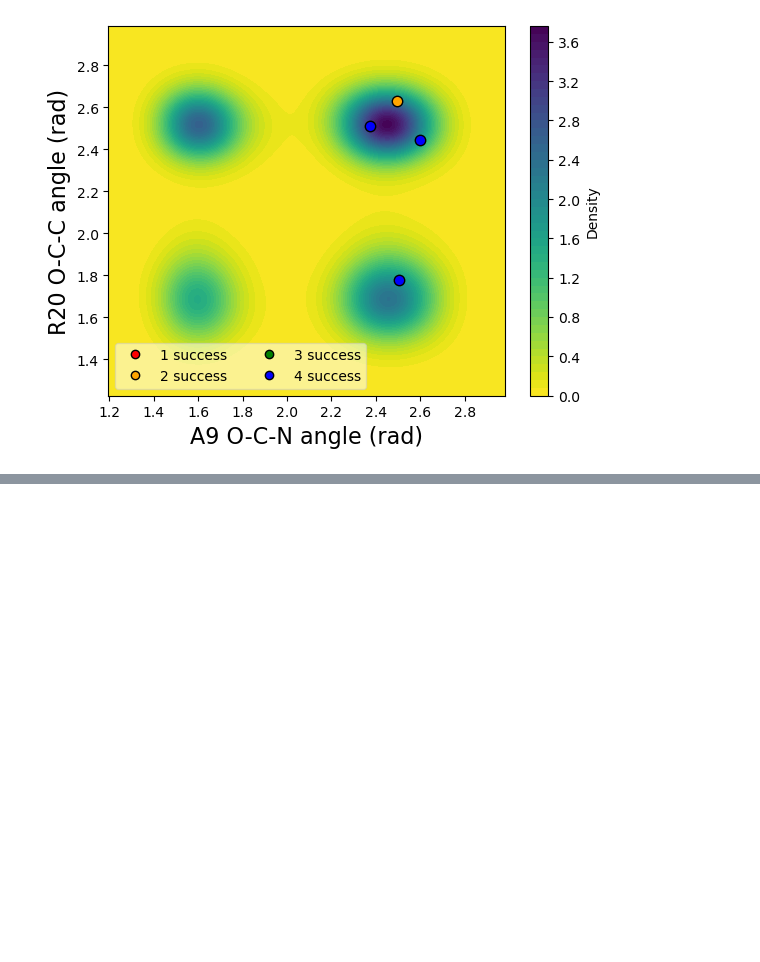
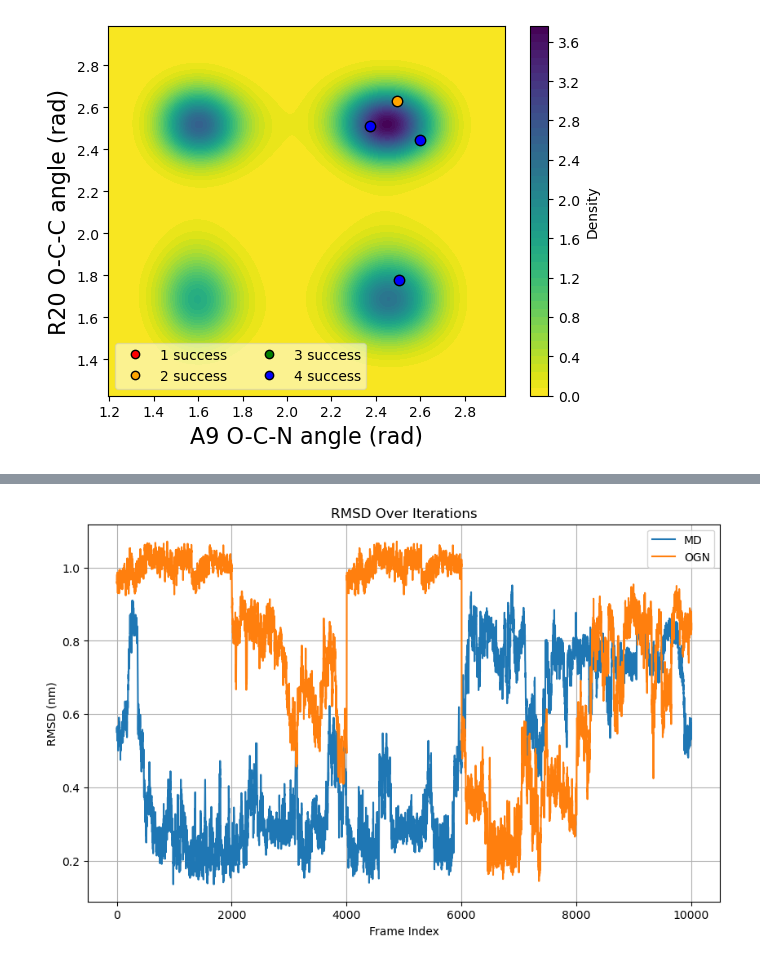
Before and after one commit to hoon-ock/landscape-search, a Jupyter notebook: realsys_analysis.ipynb, the cells around one changed output, grey strips where cells are left out. Cells and saved outputs as stored; diff of their text form; code cells hidden in the pictures; blank space fills up the shorter version.

```diff
--- a/realsys_analysis.ipynb
+++ b/realsys_analysis.ipynb
@@ -15,5 +16,6 @@ from muller_utils import success_cluster_identification
 # %%
-directory = 'results/peptide/ogn/run_240212_1831'
+# directory = 'results/peptide/ogn/run_240212_1831'
+directory = 'results/peptide/ogn/run_240213_2314'
 params = yaml.load(open(os.path.join(directory,'param.yaml'), 'r'), Loader=yaml.FullLoader)
 init_traj_index = params['init_traj_index']
 feature1_path = params['feature1_path']
@@ -30,5 +32,6 @@ outer = result['outer']
 inner = result['inner']
 iteration_counter = result['iteration_counter']
 iteration_counter_list = iteration_counter_converter(iteration_counter)
+coord_index = result['coord_index']
 # %%
 proposed_inits, new_inits, prev_lasts, updates = get_data_for_figures(inner)
@@ -326,0 +338,8 @@ plt.savefig(os.path.join(directory, 'ssir_ogn.png'),
+# %%
+count_folding = 0
+for i in range(len(coord_index)):
+    (traj_num, start_idx, end_idx) = coord_index[i]
+    if traj_num == 15:
+        print('folded!')
+        count_folding +=1
+#print(count_folding)
@@ -326,0 +376,7 @@ plt.savefig(os.path.join(directory, 'ssir_ogn.png'),
+# %%
+# read trajs md.load_pdb
+topology_fn = md.load_pdb(topology_file)
+# topol_frame = md.load(topology_fn)
+traj_ogn = md.load_xtc(os.path.join(directory,"combined_trajectory.xtc"), top=topology_file)
+# traj_folded = md.load_xtc(os.path.join(directory,"folded_trajectory.xtc"), top=topology_file)
+traj_md = md.load('/home/hoon/boltzmann/brownian/data/Fs_peptide/traj/trajectory-15.xtc', top=topology_file)
@@ -326,0 +395,11 @@ plt.savefig(os.path.join(directory, 'ssir_ogn.png'),
+# %%
+# compute rmsd
+#rmsd_ogn = md.rmsd(traj_ogn, traj_ogn, 0)
+# rmsd_ogn = md.rmsd(traj_ogn, traj_md, 0)
+# rmsd_folded = md.rmsd(traj_folded, traj_md, 0)
+# rmsd_md = md.rmsd(traj_md, traj_md, 0)
+
+
+rmsd_ogn = md.rmsd(traj_ogn, topology_fn, 0)
+# rmsd_folded = md.rmsd(traj_folded, topology_fn, 0)
+rmsd_md = md.rmsd(traj_md, topology_fn, 0)
@@ -326,0 +431,15 @@ plt.savefig(os.path.join(directory, 'ssir_ogn.png'),
+# %%
+# Plotting
+plt.figure(figsize=(10, 6))
+
+plt.plot(rmsd_md, label='MD')
+plt.plot(rmsd_ogn, label='OGN')
+#plt.plot(rmsd_folded, marker='.', label='Folded')
+plt.xlabel('Frame Index')
+plt.ylabel('RMSD (nm)')
+plt.title('RMSD Over Iterations')
+plt.legend()
+plt.grid(True)
+plt.show()
+# %% [output]
+[figure, added]
```
Also changed, not shown: parts of 16 cells of this notebook, 4 other files.
